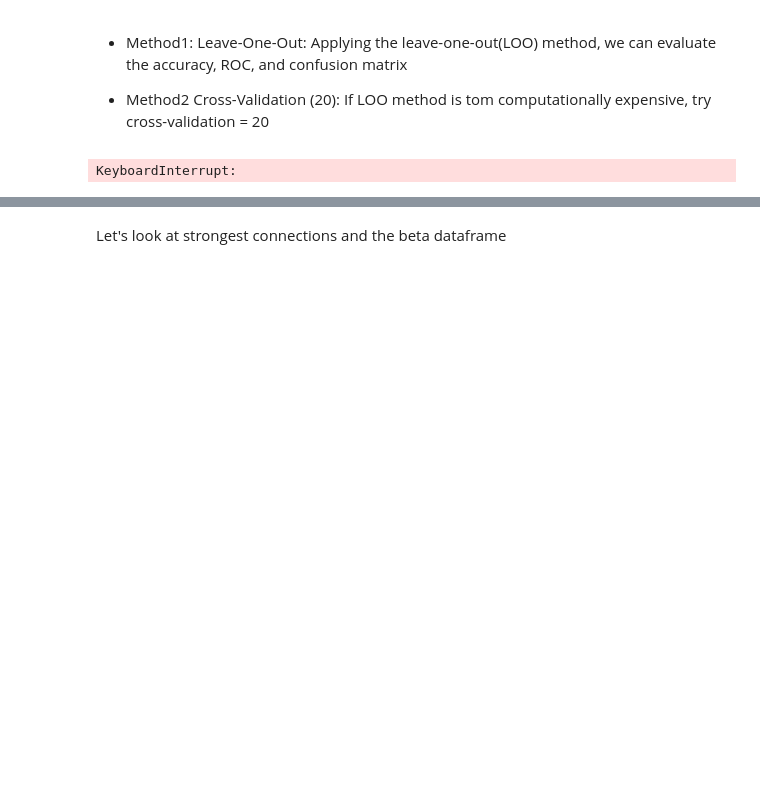
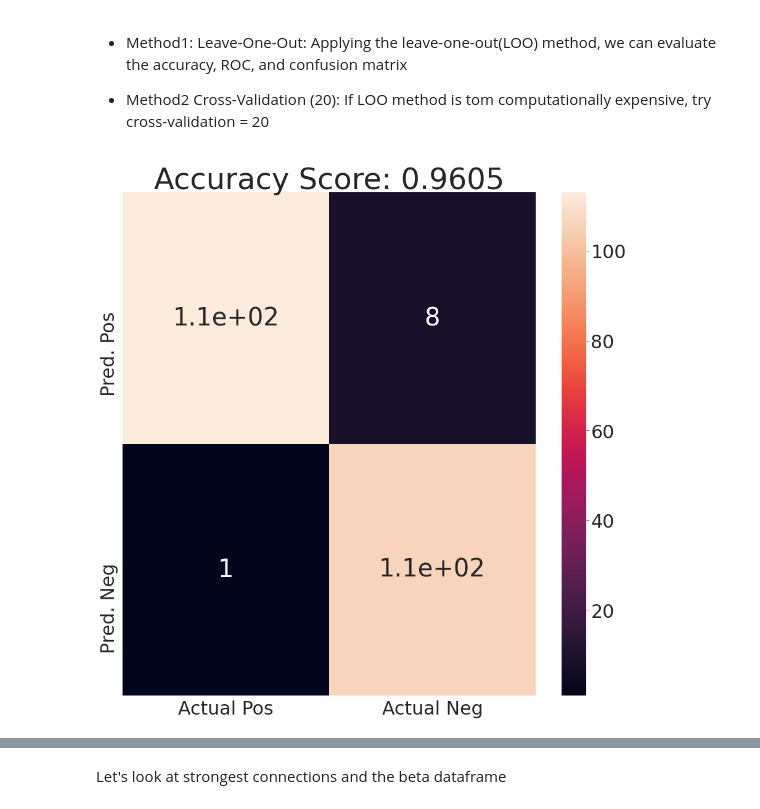
Before and after one commit to UWCCDL/RLvIBL, a Jupyter notebook: rsfmri/gambling_rfmri.ipynb, the cells around one changed output, grey strips where cells are left out. Saved outputs shown, nothing was run; the diff lists cells and outputs as text; code cells hidden in the pictures; blank space fills up the shorter version.

```diff
--- a/rsfmri/gambling_rfmri.ipynb
+++ b/rsfmri/gambling_rfmri.ipynb
@@ -448,15 +235,16 @@ LogisticRegression(C=0.3727593720314938, fit_intercept=False, penalty='l1',
 - Method2 Cross-Validation (20): If LOO method is tom computationally expensive, try cross-validation = 20
 # %%
 method = 'loo'
+if skip:
+    pred_data = pd.read_csv('./bin/loo_results.csv')
+else:
+    if method == 'loo':
+        # LOO is computationally expensive (400s +)
+        pred_data = loocv_logistic_retrain(subj_censored, features, DV, bestC)
+        pred_data.to_csv('./bin/loo_results.csv')
+        print('The Leave-One-Out Accuracy Score: {:.4f}'.format(accuracy_score(pred_data['ytrue'], pred_data['yhat'])))
 
-if method == 'loo':
-    # LOO is computationally expensive (400s +)
-    all_ytrue, all_yhat, all_yprob = loocv_logistic_retrain(subj_censored, features, DV, best_C)
-    print('The Leave-One-Out Accuracy Score: {:.4f}'.format(accuracy_score(all_ytrue, all_yhat)))
-
-elif method == 'cv20':
-    # CV = 20 is more efficient (200s +)
-    all_ytrue, all_yhat, all_yprob, _ =cv_logistic_retrain(subj_censored, features, DV, best_C, 2)
-    print('The Cross-Validation(20) Accuracy Score: {:.4f}'.format(accuracy_score(all_ytrue, all_yhat)))
+    elif method == 'cv20':
+        # CV = 20 is more efficient (200s +)
+        all_ytrue, all_yhat, all_yprob, _ =cv_logistic_retrain(subj_censored, features, DV, bestC, 2)
+        print('The Cross-Validation(20) Accuracy Score: {:.4f}'.format(accuracy_score(all_ytrue, all_yhat)))
-# %% [output]
-KeyboardInterrupt:
@@ -466,0 +251,4 @@ plot_confusion_matrix_loo(subj_censored[DV].values, all_yhat)
+# %%
+plot_confusion_matrix_loo(pred_data)
+# %% [output]
+[figure, added]
```
Also changed, not shown: parts of 61 cells of this notebook, 4 other files.
